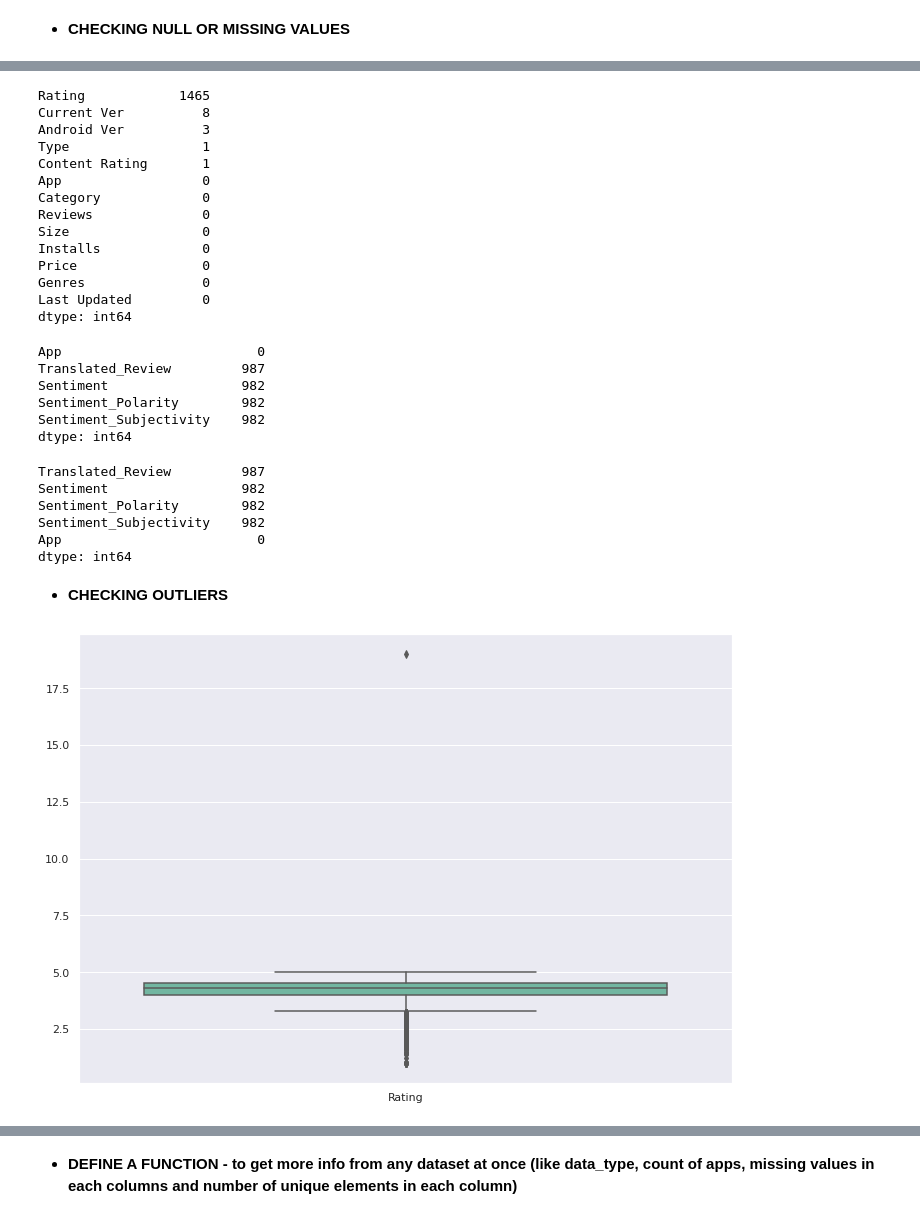
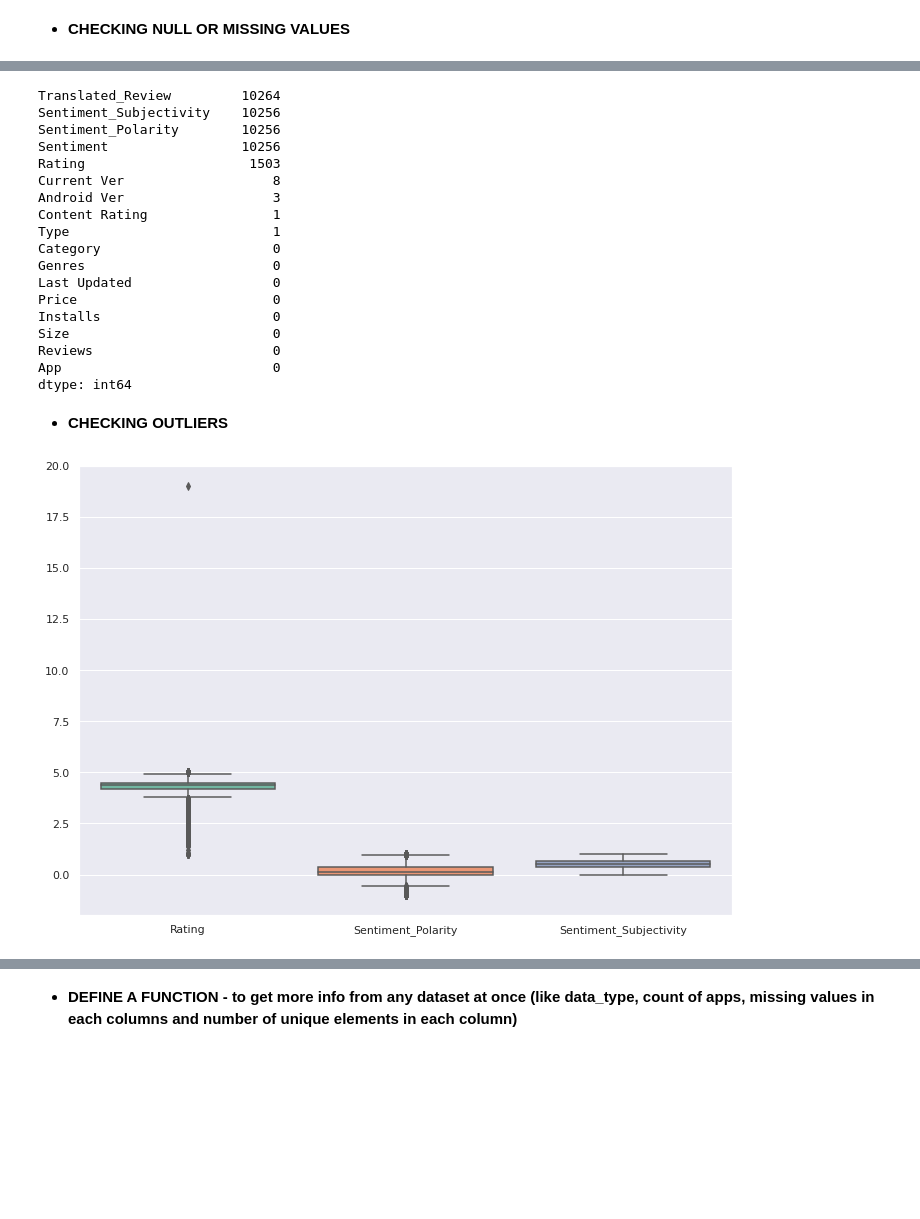
Before and after one commit to DrBharathiTC/Play_store-app-review-analysis-Capstone-project, a Jupyter notebook: Play_Store_App_Review_Analysis_EDA_Capstone.ipynb, the cells around one changed output, grey strips where cells are left out. Drawn from its saved outputs; the diff is of its cells as text; code cells hidden in the pictures; blank space fills up the shorter version.

```diff
--- a/Play_Store_App_Review_Analysis_EDA_Capstone.ipynb
+++ b/Play_Store_App_Review_Analysis_EDA_Capstone.ipynb
@@ -141,0 +144,3 @@ len(PSDF1[PSDF1.duplicated()])
+# %%
+PSDF.drop_duplicates(inplace=True,ignore_index=True)
+PSDF.reset_index(inplace=True,drop=True)
@@ -213,44 +177,30 @@ Android Ver          3
 dtype: int64
 # %%
-PSDF1.isnull().sum().sort_values(ascending= False)
+PSDF.isnull().sum().sort_values(ascending= False)
 # %% [output]
-Rating            1465
-Current Ver          8
-Android Ver          3
-Type                 1
-Content Rating       1
-App                  0
-Category             0
-Reviews              0
-Size                 0
-Installs             0
-Price                0
-Genres               0
-Last Updated         0
+Translated_Review         10264
+Sentiment_Subjectivity    10256
+Sentiment_Polarity        10256
+Sentiment                 10256
+Rating                     1503
+Current Ver                   8
+Android Ver                   3
+Content Rating                1
+Type                          1
+Category                      0
+Genres                        0
+Last Updated                  0
+Price                         0
+Installs                      0
+Size                          0
+Reviews                       0
+App                           0
 dtype: int64
-# %%
-PSDF2.isnull().sum()
-# %% [output]
-App                         0
-Translated_Review         987
-Sentiment                 982
-Sentiment_Polarity        982
-Sentiment_Subjectivity    982
-dtype: int64
-# %%
-PSDF2.isnull().sum().sort_values(ascending= False)
-# %% [output]
-Translated_Review         987
-Sentiment                 982
-Sentiment_Polarity        982
-Sentiment_Subjectivity    982
-App                         0
-dtype: int64
 # %% [markdown]
 * **CHECKING OUTLIERS**
 # %%
 sns.set_theme(style="whitegrid")
 sns.set(rc={'figure.figsize':(11.7,8.27)})
-ax = sns.boxplot(data=PSDF1, orient="v", palette="Set2")
+ax = sns.boxplot(data=PSDF, orient="v", palette="Set2")
 # %% [output]
-[figure, old version]
+[figure, new version]
```
Also changed, not shown: parts of 41 cells of this notebook.
